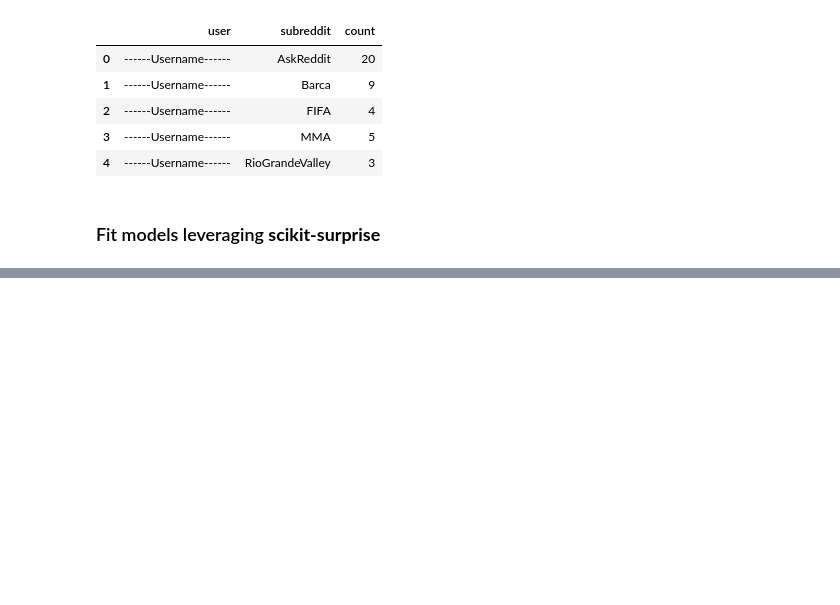
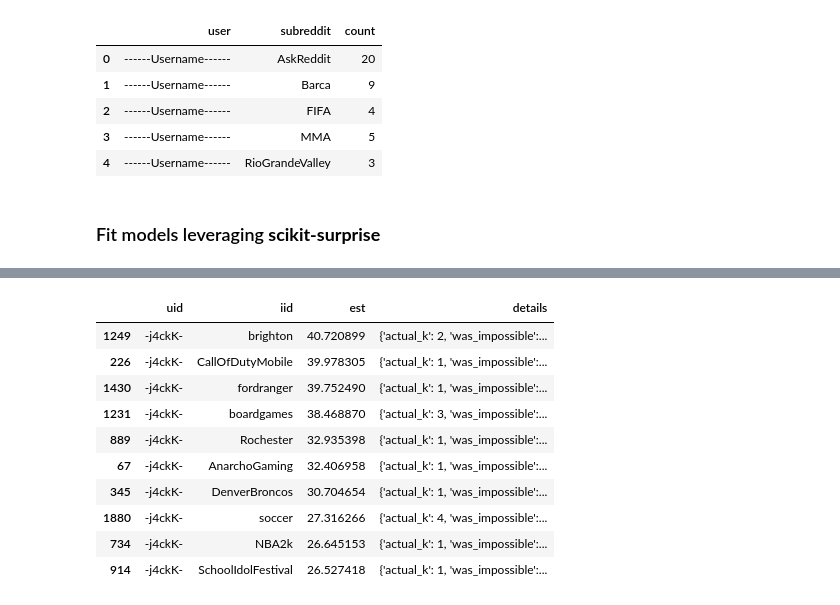
Before and after one commit to bcheng004/reddit-recommender, a Jupyter notebook: azureml/bcheng004-subreddit-rec.ipynb, the cells around one changed output, grey strips where cells are left out. Cells and saved outputs as stored; diff of their text form; code cells hidden in the pictures; blank space fills up the shorter version.

```diff
--- a/notebooks/bcheng004-subreddit-rec.ipynb
+++ b/azureml/bcheng004-subreddit-rec.ipynb
@@ -313,0 +325,22 @@ This run might be using a new job runtime with improved performance and error re
+# %%
+from azureml.core.webservice import AciWebservice, Webservice
+
+script_file_name = config['azureml']['inference_script_path'].get()
+inference_config = InferenceConfig(
+    entry_script = script_file_name,
+    environment=exp_run.get_environment()
+)
+aciconfig = AciWebservice.deploy_configuration(
+    cpu_cores=config['azureml']['aciservice']['cpu_cores'].get(),
+    memory_gb=config['azureml']['aciservice']['memory_gb'].get()
+)
+aci_service_name = config['azureml']['aciservice']['endpoint_name'].get()
+aci_service = Model.deploy(
+    ws,
+    aci_service_name,
+    [model],
+    inference_config,
+    aciconfig
+)
+aci_service.wait_for_deployment(True)
+print(aci_service.state)
@@ -313,0 +360,32 @@ This run might be using a new job runtime with improved performance and error re
+# %%
+top_user_count = subreddit_df['user'].value_counts().sort_values(ascending=False)[:1]
+top_user = list(top_user_count.index)[0]
+unique_items = subreddit_df['subreddit'].unique()
+item_user_x = subreddit_df.loc[(subreddit_df['user']==top_user),'subreddit']
+items_to_pred = np.setdiff1d(unique_items,item_user_x)
+# %%
+endpoint_service = AciWebservice(ws,name=aci_service_name)
+recom_list = []
+for iid in items_to_pred:
+    pred_df = pd.DataFrame(columns=['user','subreddit'])
+    pred_df.loc[0] = [top_user,iid]
+    x_pred = json.dumps({'data': pred_df.to_dict(orient='records')})
+    pred_response = endpoint_service.run(input_data=x_pred)
+    recom_list.append(json.loads(pred_response))
+# %%
+cleaned_recom_list = [pred['prediction'] for pred in recom_list]
+pred_recom_df = pd.DataFrame(cleaned_recom_list)
+top_10_recom = pred_recom_df.sort_values('est',ascending=False)[:10]
+display(top_10_recom)
+# %% [output]
+|  | uid | iid | est | details |
+| 1249 | -j4ckK- | brighton | 40.720899 | {'actual_k': 2, 'was_impossible':... |
+| 226 | -j4ckK- | CallOfDutyMobile | 39.978305 | {'actual_k': 1, 'was_impossible':... |
+| 1430 | -j4ckK- | fordranger | 39.752490 | {'actual_k': 1, 'was_impossible':... |
+| 1231 | -j4ckK- | boardgames | 38.468870 | {'actual_k': 3, 'was_impossible':... |
+| 889 | -j4ckK- | Rochester | 32.935398 | {'actual_k': 1, 'was_impossible':... |
+| 67 | -j4ckK- | AnarchoGaming | 32.406958 | {'actual_k': 1, 'was_impossible':... |
+| 345 | -j4ckK- | DenverBroncos | 30.704654 | {'actual_k': 1, 'was_impossible':... |
+| 1880 | -j4ckK- | soccer | 27.316266 | {'actual_k': 4, 'was_impossible':... |
+| 734 | -j4ckK- | NBA2k | 26.645153 | {'actual_k': 1, 'was_impossible':... |
+| 914 | -j4ckK- | SchoolIdolFestival | 26.527418 | {'actual_k': 1, 'was_impossible':... |
```
Also changed, not shown: parts of 9 cells of this notebook, 7 other files.
